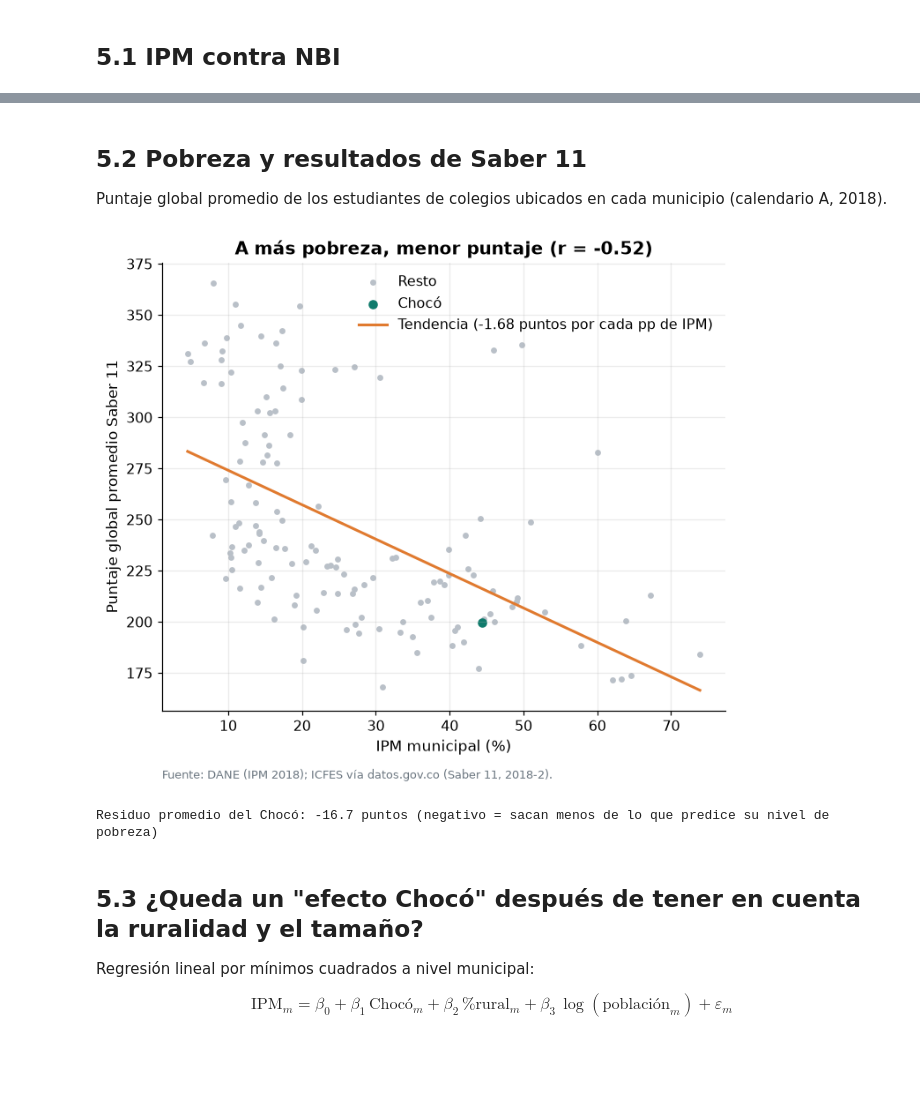
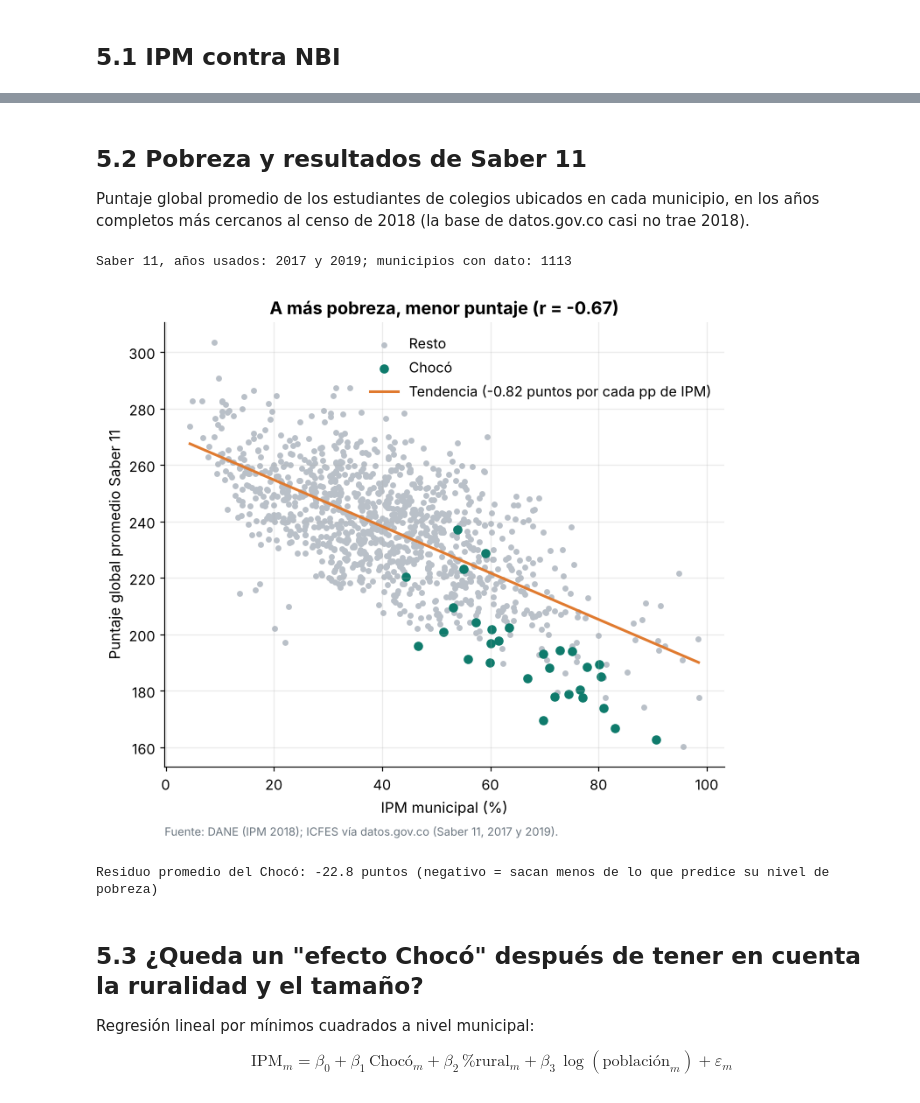
Before and after one commit to Bello2005/Bello2005-estudio-PM-choco, a Jupyter notebook: notebooks/05_ipm_nbi_y_educacion.ipynb, the cells around one changed output, grey strips where cells are left out. Saved outputs shown, nothing was run; the diff lists cells and outputs as text; code cells hidden in the pictures; blank space fills up the shorter version.

Commit message:
Resultados con Saber 11: pobreza y puntaje por municipio

```diff
--- a/notebooks/05_ipm_nbi_y_educacion.ipynb
+++ b/notebooks/05_ipm_nbi_y_educacion.ipynb
@@ -62,31 +62,35 @@ logro educativo de los adultos), no solo vivienda, servicios y dependencia.
 # %% [markdown]
 ## 5.2 Pobreza y resultados de Saber 11
 
-Puntaje global promedio de los estudiantes de colegios ubicados en cada municipio (calendario A, 2018).
+Puntaje global promedio de los estudiantes de colegios ubicados en cada municipio, en los años completos
+más cercanos al censo de 2018 (la base de datos.gov.co casi no trae 2018).
 # %%
 if "punt_global" in base and base["punt_global"].notna().sum() > 30:
     d = base.dropna(subset=["punt_global", "ipm"])
+    anios_s11 = d["anios_saber11"].iloc[0] if "anios_saber11" in d else "2018"
+    print(f"Saber 11, años usados: {anios_s11}; municipios con dato: {len(d)}")
     r = d[["ipm", "punt_global"]].corr().iloc[0, 1]
     fig, ax = plt.subplots(figsize=(7.5, 6))
     ax.scatter(d.loc[~d.es_choco, "ipm"], d.loc[~d.es_choco, "punt_global"], s=12, color=RESTO, label="Resto")
     ax.scatter(d.loc[d.es_choco, "ipm"], d.loc[d.es_choco, "punt_global"], s=35, color=CHOCO, label="Chocó")
     m, b = np.polyfit(d["ipm"], d["punt_global"], 1)
     xs = np.linspace(d["ipm"].min(), d["ipm"].max(), 50)
     ax.plot(xs, m * xs + b, color=ACENTO, lw=2, label=f"Tendencia ({m:.2f} puntos por cada pp de IPM)")
     ax.set(xlabel="IPM municipal (%)", ylabel="Puntaje global promedio Saber 11",
            title=f"A más pobreza, menor puntaje (r = {r:.2f})")
     ax.legend()
-    fuente(ax, "DANE (IPM 2018); ICFES vía datos.gov.co (Saber 11, 2018-2).")
+    fuente(ax, f"DANE (IPM 2018); ICFES vía datos.gov.co (Saber 11, {anios_s11}).")
     guardar(fig, "05_ipm_vs_saber11")
     plt.show()
     d = d.assign(residuo=d["punt_global"] - (m * d["ipm"] + b))
     print(f"Residuo promedio del Chocó: {d.loc[d.es_choco, 'residuo'].mean():+.1f} puntos "
           "(negativo = sacan menos de lo que predice su nivel de pobreza)")
 else:
     print("No hay datos de Saber 11 suficientes (la descarga es opcional).")
 # %% [output]
+Saber 11, años usados: 2017 y 2019; municipios con dato: 1113
-[figure, old version]
+[figure, new version]
-Residuo promedio del Chocó: -16.7 puntos (negativo = sacan menos de lo que predice su nivel de pobreza)
+Residuo promedio del Chocó: -22.8 puntos (negativo = sacan menos de lo que predice su nivel de pobreza)
 # %% [markdown]
 ## 5.3 ¿Queda un "efecto Chocó" después de tener en cuenta la ruralidad y el tamaño?
 
```
Also changed, not shown: parts of 2 cells of this notebook, 28 other files.
